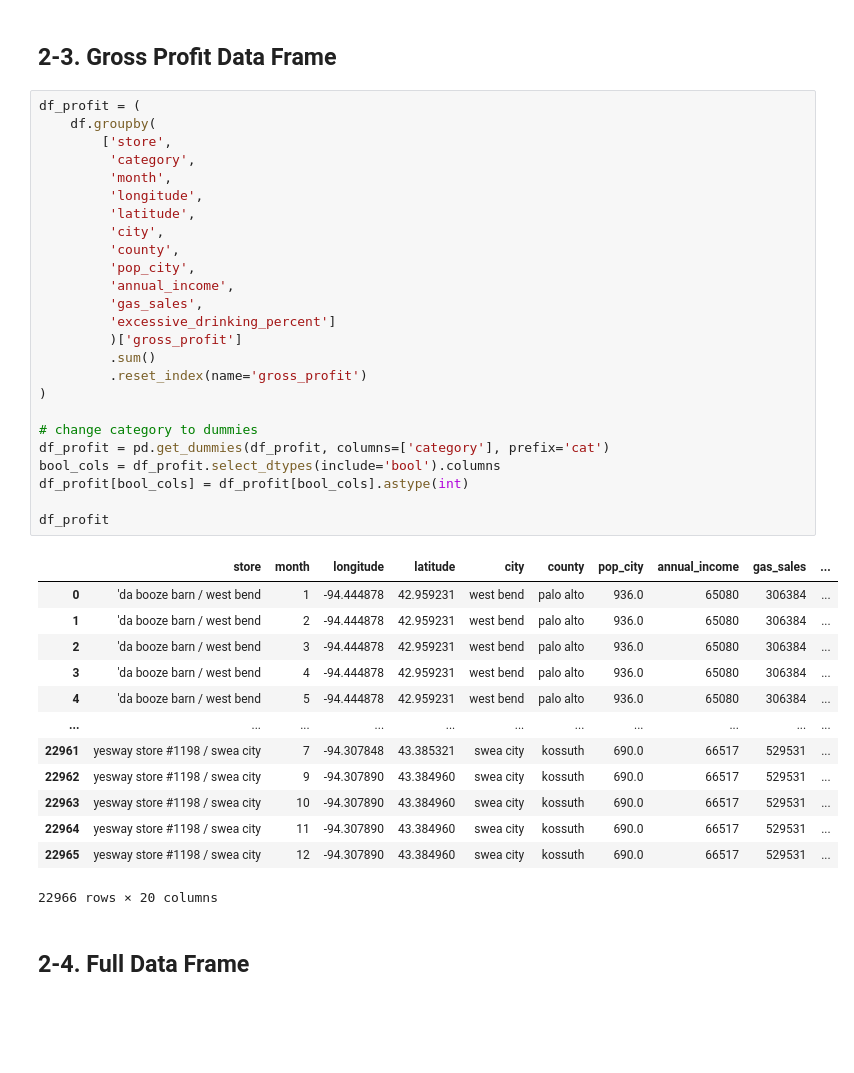
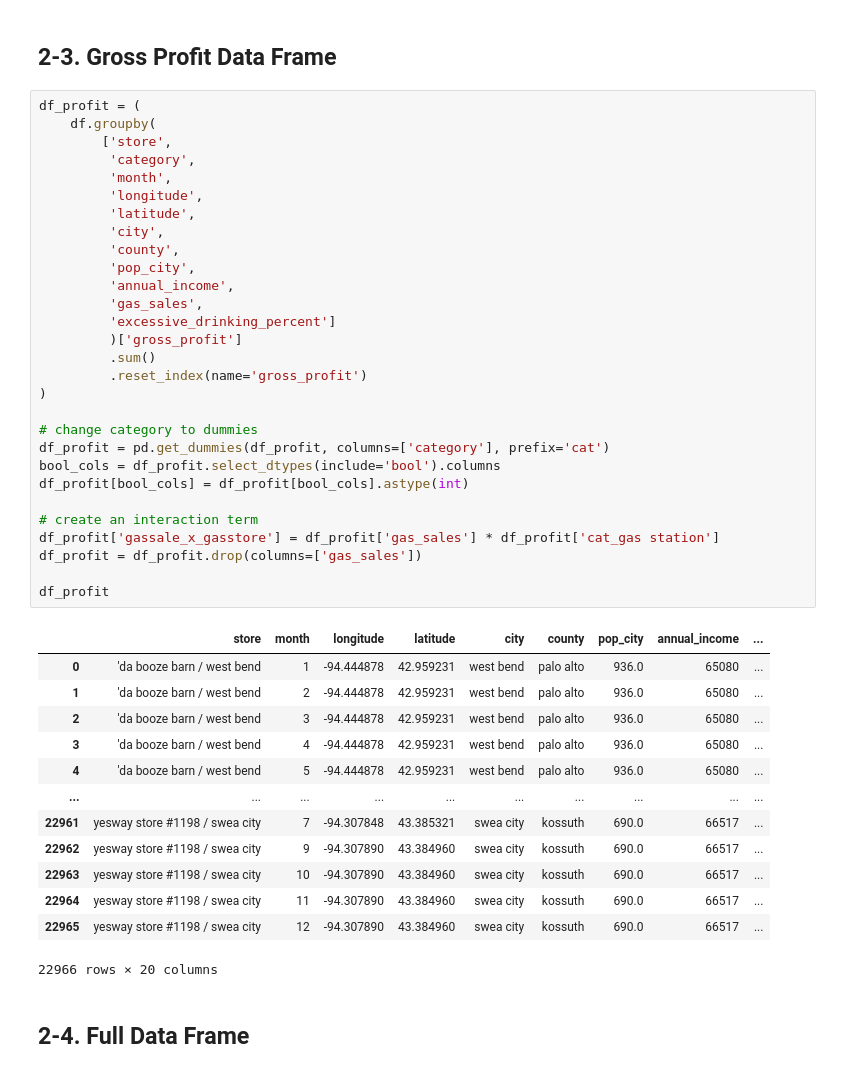
Before and after one commit to advanced-computing/fred-naga-lab2, a Jupyter notebook: iowa_liquor_naga.ipynb, the cells around one changed output. Drawn from its saved outputs; the diff is of its cells as text; blank space fills up the shorter version.

```diff
--- a/iowa_liquor_naga.ipynb
+++ b/iowa_liquor_naga.ipynb
@@ -423,41 +423,45 @@ df_items
 # %%
 df_profit = (
     df.groupby(
         ['store',
          'category',
          'month',
          'longitude',
          'latitude',
          'city',
          'county',
          'pop_city',
          'annual_income',
          'gas_sales',
          'excessive_drinking_percent']
          )['gross_profit']
          .sum()
          .reset_index(name='gross_profit')
 )
 
 # change category to dummies
 df_profit = pd.get_dummies(df_profit, columns=['category'], prefix='cat')
 bool_cols = df_profit.select_dtypes(include='bool').columns
 df_profit[bool_cols] = df_profit[bool_cols].astype(int)
 
+# create an interaction term
+df_profit['gassale_x_gasstore'] = df_profit['gas_sales'] * df_profit['cat_gas station']
+df_profit = df_profit.drop(columns=['gas_sales'])
+
 df_profit
 # %% [output]
-|  | store | month | longitude | latitude | city | county | pop_city | annual_income | gas_sales | ... |
-| 0 | 'da booze barn / west bend | 1 | -94.444878 | 42.959231 | west bend | palo alto | 936.0 | 65080 | 306384 | ... |
-| 1 | 'da booze barn / west bend | 2 | -94.444878 | 42.959231 | west bend | palo alto | 936.0 | 65080 | 306384 | ... |
-| 2 | 'da booze barn / west bend | 3 | -94.444878 | 42.959231 | west bend | palo alto | 936.0 | 65080 | 306384 | ... |
-| 3 | 'da booze barn / west bend | 4 | -94.444878 | 42.959231 | west bend | palo alto | 936.0 | 65080 | 306384 | ... |
-| 4 | 'da booze barn / west bend | 5 | -94.444878 | 42.959231 | west bend | palo alto | 936.0 | 65080 | 306384 | ... |
-| ... | ... | ... | ... | ... | ... | ... | ... | ... | ... | ... |
-| 22961 | yesway store #1198 / swea city | 7 | -94.307848 | 43.385321 | swea city | kossuth | 690.0 | 66517 | 529531 | ... |
-| 22962 | yesway store #1198 / swea city | 9 | -94.307890 | 43.384960 | swea city | kossuth | 690.0 | 66517 | 529531 | ... |
-| 22963 | yesway store #1198 / swea city | 10 | -94.307890 | 43.384960 | swea city | kossuth | 690.0 | 66517 | 529531 | ... |
-| 22964 | yesway store #1198 / swea city | 11 | -94.307890 | 43.384960 | swea city | kossuth | 690.0 | 66517 | 529531 | ... |
-| 22965 | yesway store #1198 / swea city | 12 | -94.307890 | 43.384960 | swea city | kossuth | 690.0 | 66517 | 529531 | ... |
+|  | store | month | longitude | latitude | city | county | pop_city | annual_income | ... |
+| 0 | 'da booze barn / west bend | 1 | -94.444878 | 42.959231 | west bend | palo alto | 936.0 | 65080 | ... |
+| 1 | 'da booze barn / west bend | 2 | -94.444878 | 42.959231 | west bend | palo alto | 936.0 | 65080 | ... |
+| 2 | 'da booze barn / west bend | 3 | -94.444878 | 42.959231 | west bend | palo alto | 936.0 | 65080 | ... |
+| 3 | 'da booze barn / west bend | 4 | -94.444878 | 42.959231 | west bend | palo alto | 936.0 | 65080 | ... |
+| 4 | 'da booze barn / west bend | 5 | -94.444878 | 42.959231 | west bend | palo alto | 936.0 | 65080 | ... |
+| ... | ... | ... | ... | ... | ... | ... | ... | ... | ... |
+| 22961 | yesway store #1198 / swea city | 7 | -94.307848 | 43.385321 | swea city | kossuth | 690.0 | 66517 | ... |
+| 22962 | yesway store #1198 / swea city | 9 | -94.307890 | 43.384960 | swea city | kossuth | 690.0 | 66517 | ... |
+| 22963 | yesway store #1198 / swea city | 10 | -94.307890 | 43.384960 | swea city | kossuth | 690.0 | 66517 | ... |
+| 22964 | yesway store #1198 / swea city | 11 | -94.307890 | 43.384960 | swea city | kossuth | 690.0 | 66517 | ... |
+| 22965 | yesway store #1198 / swea city | 12 | -94.307890 | 43.384960 | swea city | kossuth | 690.0 | 66517 | ... |
 22966 rows × 20 columns
 # %% [markdown]
 ## 2-4. Full Data Frame
```
Also changed, not shown: 2 other files.
